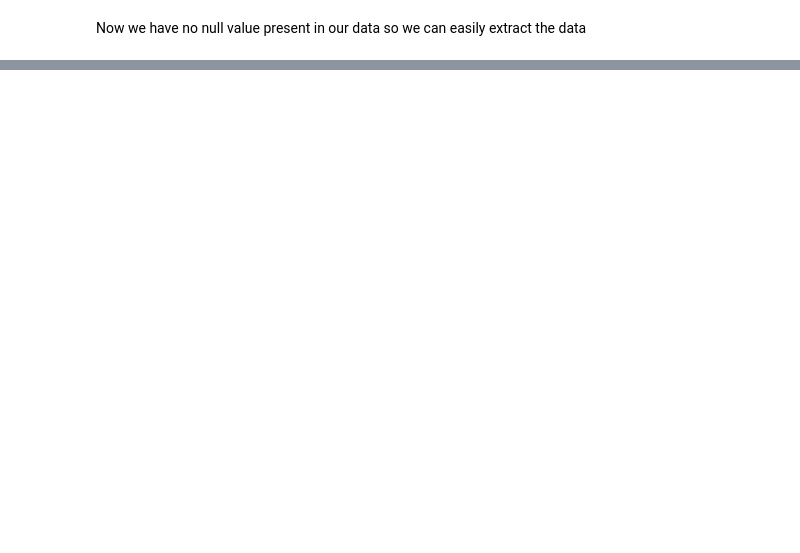
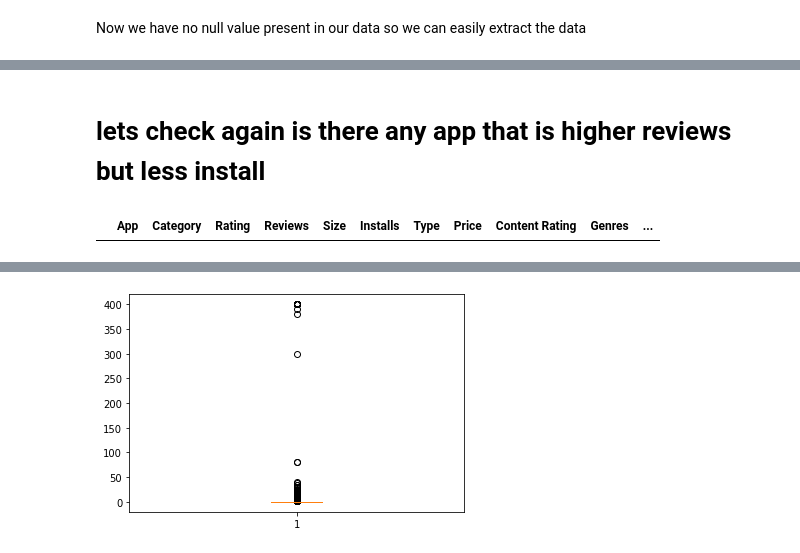
Before and after one commit to Biswajeet1995/playstore-app, a Jupyter notebook: Play_Store_App_Review_Analysis.ipynb, the cells around one changed output, grey strips where cells are left out. Cells and saved outputs as stored; diff of their text form; code cells hidden in the pictures; blank space fills up the shorter version.

```diff
--- a/Play_Store_App_Review_Analysis.ipynb
+++ b/Play_Store_App_Review_Analysis.ipynb
@@ -181,0 +279,6 @@ Now we have no null value present in our data so we can easily extract the data
+# %%
+install2=[]
+for j in df['Installs']:
+    install2.append(j.replace(',','').replace('+','').strip())
+# %%
+df['Installs']=install2
@@ -181,0 +294,4 @@ Now we have no null value present in our data so we can easily extract the data
+# %%
+#As install and review is always be numeric and can not be a float type so we will convert into integer datatype
+df['Installs']=df['Installs'].astype('int')
+df['Reviews']=df['Reviews'].astype('int')
@@ -181,0 +313,14 @@ Now we have no null value present in our data so we can easily extract the data
+# %%
+temp=df[df['Reviews']>df['Installs']].index
+df.drop(labels=temp,inplace=True)
+# %% [markdown]
+# lets check again is there any app that is higher reviews but less install
+# %%
+df.loc[df['Reviews']>df['Installs']]
+# %% [output]
+|  | App | Category | Rating | Reviews | Size | Installs | Type | Price | Content Rating | Genres | ... |
+# %%
+#now we will check the price range with box plot
+plt.boxplot(df['Price'])
+plt
+# %% [output]
@@ -181,0 +328 @@ Now we have no null value present in our data so we can easily extract the data
+[figure, added]
```
Also changed, not shown: parts of 23 cells of this notebook.
